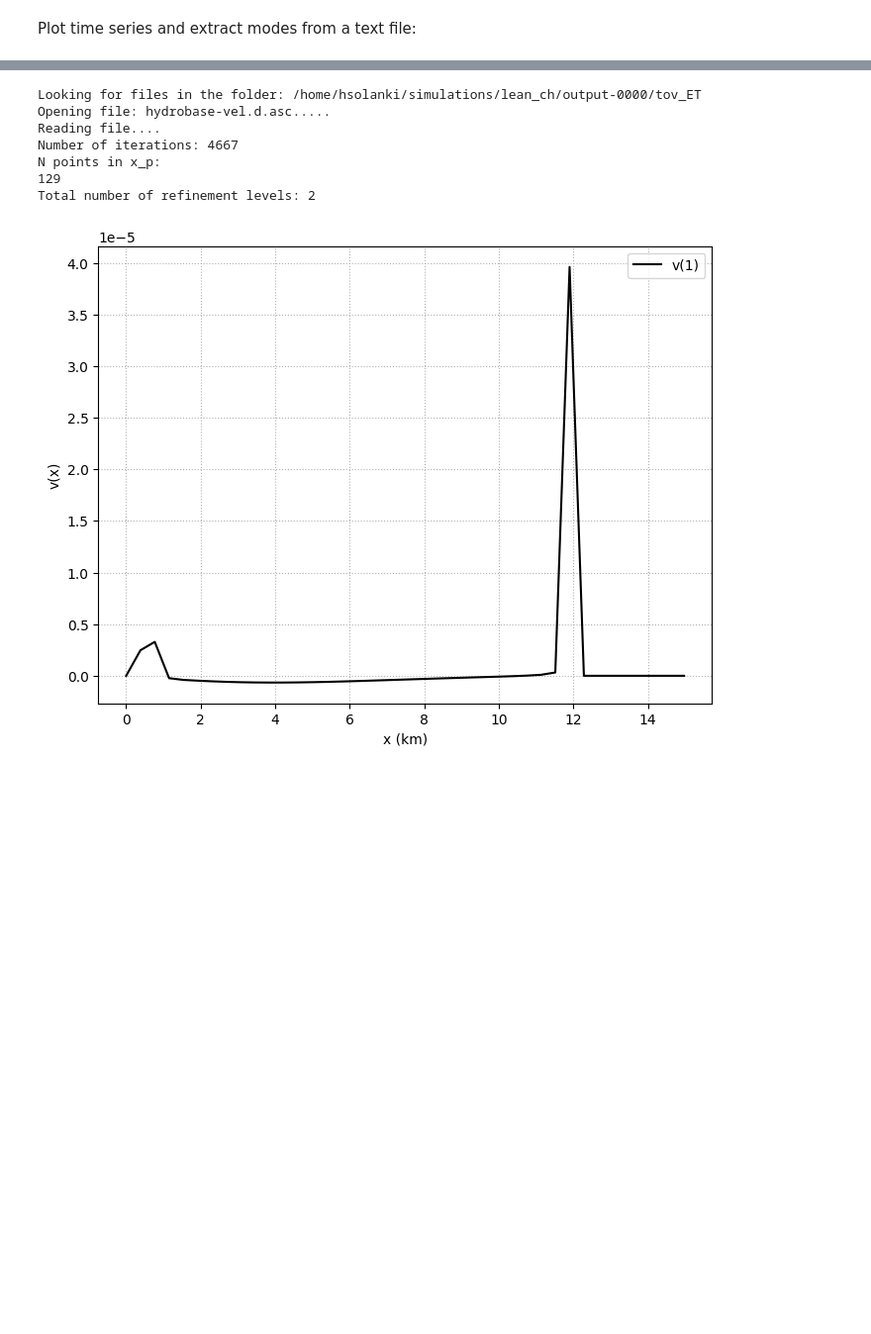
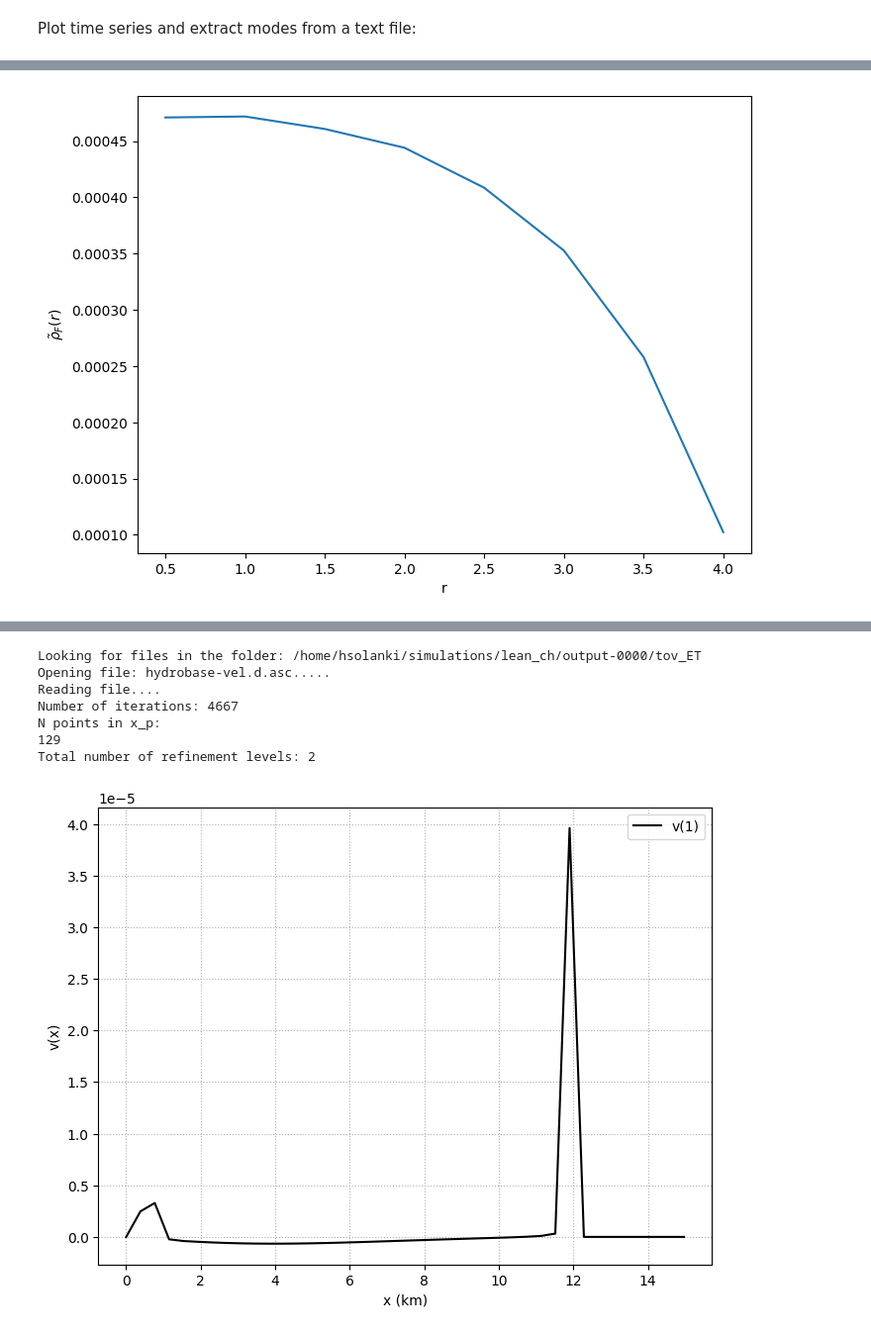
Before and after one commit to harsh-c0ds/My-Work, a Jupyter notebook: TOV/mode_ext.ipynb, the cells around one changed output, grey strips where cells are left out. Shown at 99% size. Saved outputs shown, nothing was run; the diff lists cells and outputs as text; code cells hidden in the pictures; blank space fills up the shorter version.

```diff
--- a/TOV/mode_ext.ipynb
+++ b/TOV/mode_ext.ipynb
@@ -296,3 +296,86 @@ file_velocity = output_dir + "vel_timeseries_P.txt"
 file_lean_ch = output_dir + "rho_timeseries_lean_ch.txt"
 file_lean_2 = output_dir + "rho_timeseries_lean_2.txt"
 file_l_b_1_0002 = output_dir + "rho_timeseries_l_b_1_0002.txt"
+# %%
+F_freq = []
+F_amp_complex = []
+radius = []
+k = 0.50
+for i in range(18):
+    data = np.loadtxt(f"/home/hsolanki/simulations/adm_mp1/output-0000/tov_ET/mp_rho_l0_m0_r{k:.2f}.asc", comments='#')
+
+    time = data[:, 0] / 203
+    rho = data[:, 1]
+    lim = (time >= 2.5) & (time <= 7)
+
+    rho = np.array(rho)
+    time = time[lim]
+    rho = rho[lim]
+    rho = (rho) / rho[0]  # normalize density
+    rho -= np.mean(rho)  # remove DC component
+
+# plt.plot(time, rho)
+# plt.show()
+
+    freq_p, power_p = fourier_transform(time, rho)
+
+    if k == 8.50:
+        peaks_p, properties = find_peaks(
+        power_p,
+        height=np.max(power_p) * 0.35,
+        prominence=np.percentile(power_p, 95) * 0.35,
+        width=8,
+    )
+
+    else:
+        peaks_p, properties = find_peaks(
+            power_p,
+            height=np.max(power_p) * 0.95,
+            prominence=np.percentile(power_p, 95) * 0.35,
+            width=8,
+        )
+
+    F_c_p = freq_p[peaks_p[0]]  # Frequency of fundamental mode in kHz
+    F_freq.append(F_c_p)
+    print(f"frequency: {F_c_p:.2f} kHz, r = {k:.2f}")
+
+    # Trapezoidal weights
+    dt = np.zeros_like(time)
+    dt[1:-1] = 0.5 * (time[2:] - time[:-2])
+    dt[0] =  time[1] - time[0]
+    dt[-1] = time[-1] - time[-2]
+
+    # Projection onto F-mode
+    rho_tilde_F = np.sum(
+        rho * np.exp(-2j * np.pi * F_c_p * time) * dt
+    )
+
+    F_amp_complex.append(rho_tilde_F)
+
+    radius.append(k)
+    #print(f"amp_F = {abs(rho_tilde_F)}")
+    if k == 8.00:
+        k += 0.20
+    elif k == 8.20:
+        k += 0.30
+    else:
+        k += 0.50
+
+F_amp_complex = np.array(F_amp_complex)
+
+
+eig = np.real(F_amp_complex)
+
+
+# Radius
+radius = np.array(radius)
+r = radius #*1.477  # convert from M to Km
+
+eig = eig[0:8]
+r = r[0:8]
+# Plot
+plt.figure(figsize=(8,6))
+plt.plot(r,eig)
+plt.xlabel("r")
+plt.ylabel(r"$\tilde{\rho}_F(r)$")
+# %% [output]
@@ -299 +401,2 @@ file_l_b_1_0002 = output_dir + "rho_timeseries_l_b_1_0002.txt"
+[figure, added]
 # %%
```
Also changed, not shown: parts of 2 cells of this notebook.
